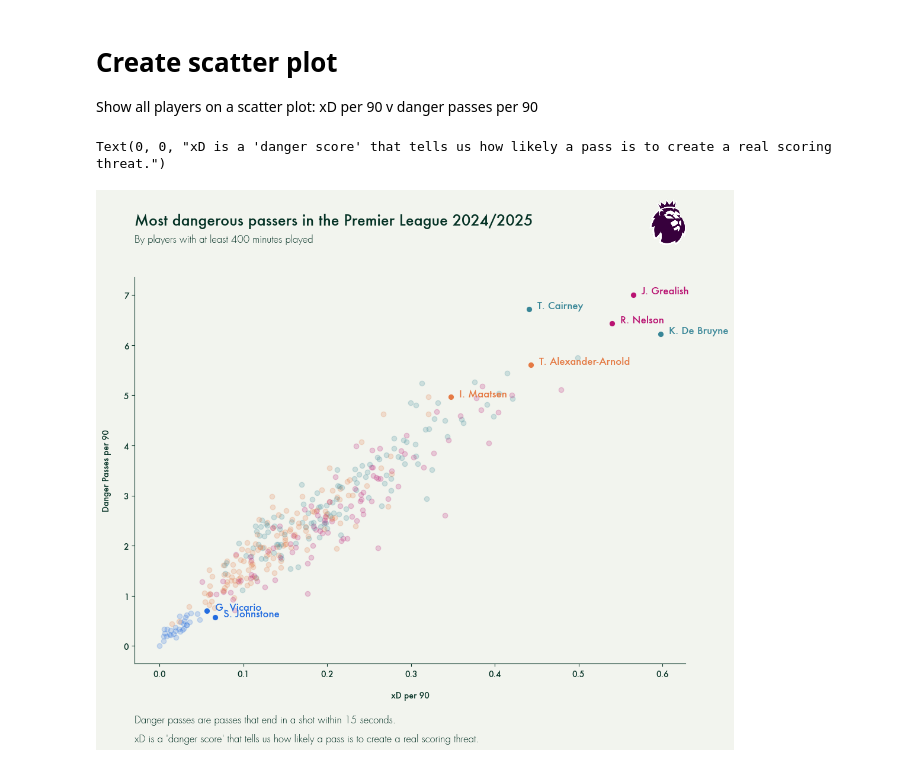
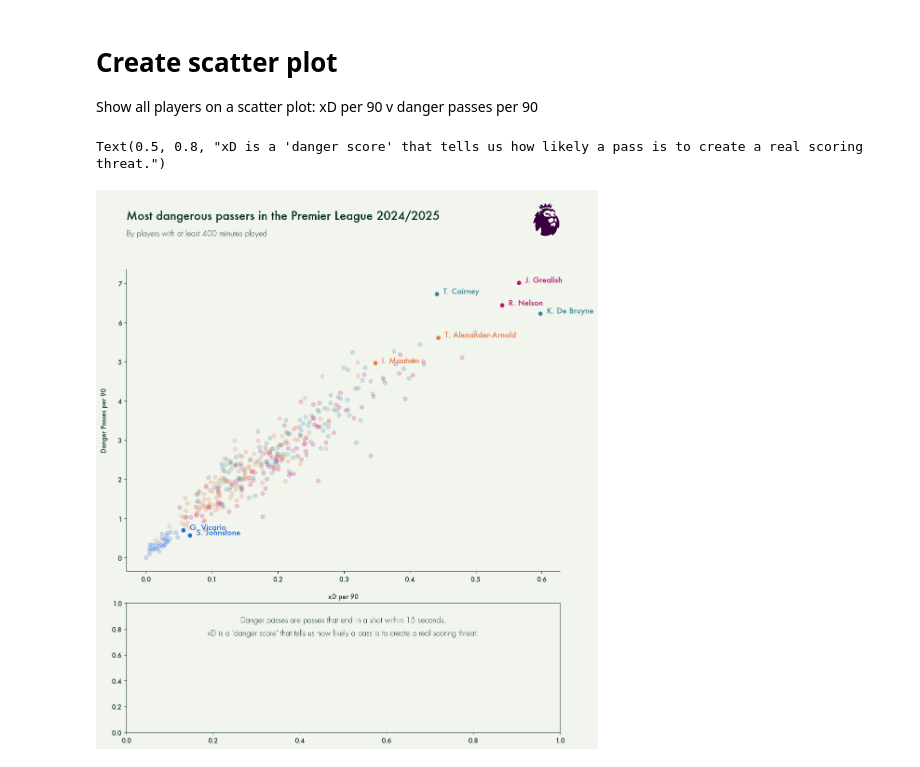
Before and after one commit to MarijnSt/soccermatics-project-2, a Jupyter notebook: notebooks/viz.ipynb, the cells around one changed output. Drawn from its saved outputs; the diff is of its cells as text; code cells hidden in the pictures.

Commit message:
feat: resize figure

```diff
--- a/notebooks/viz.ipynb
+++ b/notebooks/viz.ipynb
@@ -37,8 +37,8 @@ plt.rcParams.update({
 })
 
 # Create figure
-fig = plt.figure(figsize=(12, 12))
-gs = fig.add_gridspec(3, 1, height_ratios=[0.1, 0.8, 0.1])      # 3 rows, 1 column, with height ratios for title, plot, legend
+fig = plt.figure(figsize=(12, 15))
+gs = fig.add_gridspec(3, 1, height_ratios=[0.1, 0.7, 0.3])      # 3 rows, 1 column, with height ratios for title, plot, legend
 
 # Init axis
 heading_ax = fig.add_subplot(gs[0])
@@ -47,7 +47,7 @@ legend_ax = fig.add_subplot(gs[2])
 
 # Hide axis
 heading_ax.axis('off')
-legend_ax.axis('off')
+#legend_ax.axis('off')
 
 # Hide spines
 main_ax.spines['top'].set_visible(False)
@@ -91,38 +91,38 @@ main_ax.set_ylabel('Danger Passes per 90', labelpad=15)
 
 # Plot data
 for i, row in data.iterrows():
     color = style_config['colors'][row['role'].lower()]
     main_ax.scatter(row['xD_per_90'], row['danger_passes_per_90'], color=color, alpha=style_config['alpha'])
 
 # Highlight top players
 for i, row in top_players.iterrows():
     color = style_config['colors'][row['role'].lower()]
     main_ax.scatter(row['xD_per_90'], row['danger_passes_per_90'], color=color, alpha=1, s=30)
     main_ax.text(
         row['xD_per_90'] + 0.01, row['danger_passes_per_90'] + 0.01,
         row['short_name'],
         color=color,
         fontsize=style_config['sizes']['p'],
     )
 
 # Danger pass and xD explanation in legend
 legend_ax.text(
-    0, 0.5,
+    0.5, 0.9,
     'Danger passes are passes that end in a shot within 15 seconds.',
     fontproperties=style_config['font_prop_light'],
     fontsize=style_config['sizes']['p'],
-    ha='left',
-    va='center'
+    ha='center',
+    va='top'
 )
 
 legend_ax.text(
-    0, 0,
+    0.5, 0.8,
     'xD is a \'danger score\' that tells us how likely a pass is to create a real scoring threat.',
     fontproperties=style_config['font_prop_light'],
     fontsize=style_config['sizes']['p'],
-    ha='left',
-    va='bottom'
+    ha='center',
+    va='top'
 )
 # %% [output]
-Text(0, 0, "xD is a 'danger score' that tells us how likely a pass is to create a real scoring threat.")
+Text(0.5, 0.8, "xD is a 'danger score' that tells us how likely a pass is to create a real scoring threat.")
-[figure, old version]
+[figure, new version]
```
